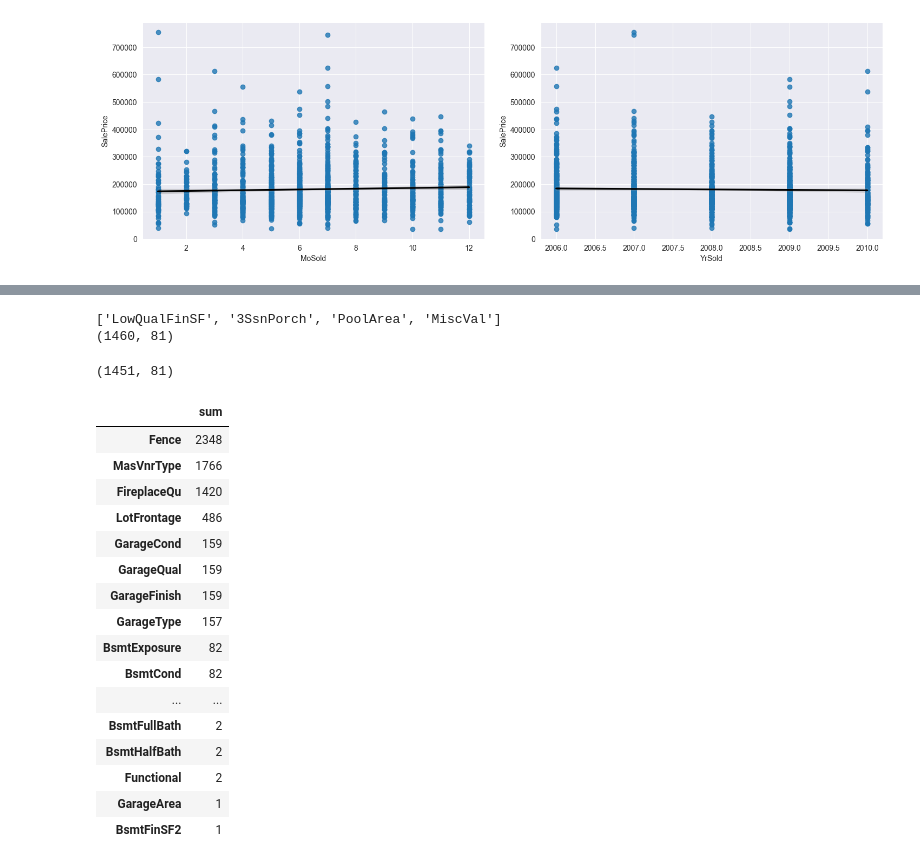
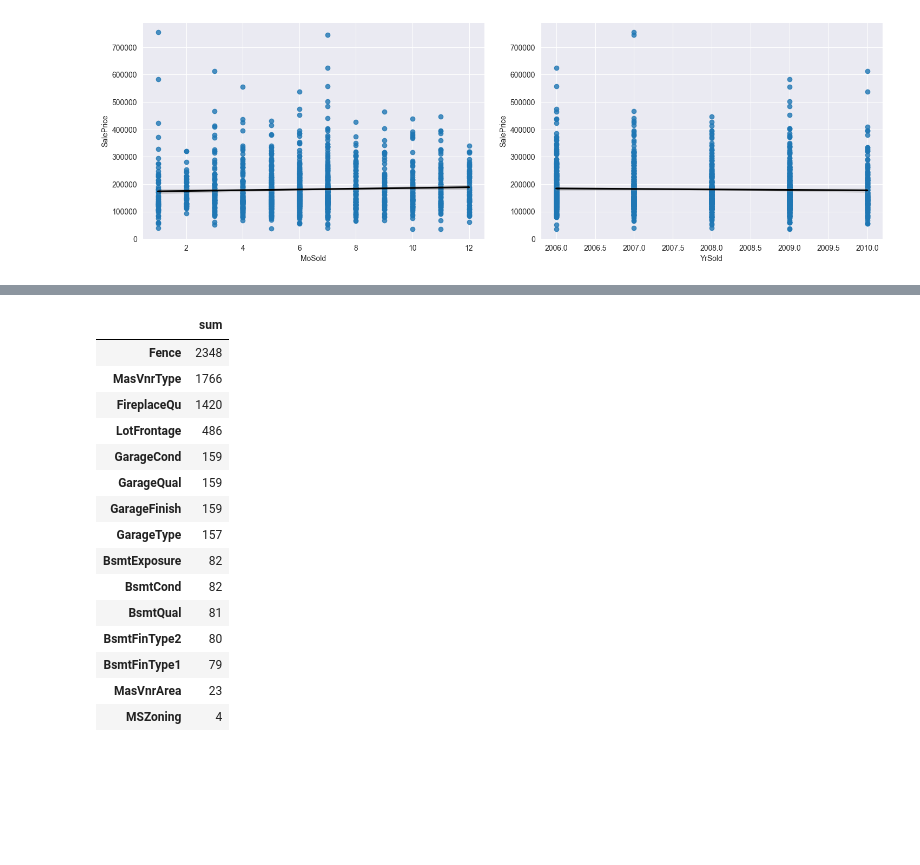
Before and after one commit to t734070824/my-projects, a Jupyter notebook: Housing-Prices-Competition/Housing-Prices-Competition.ipynb, the cells around one changed output, grey strips where cells are left out. Saved outputs shown, nothing was run; the diff lists cells and outputs as text; code cells hidden in the pictures; blank space fills up the shorter version.

```diff
--- a/Housing-Prices-Competition/Housing-Prices-Competition.ipynb
+++ b/Housing-Prices-Competition/Housing-Prices-Competition.ipynb
@@ -167,0 +60,20 @@ print(train_data.shape)
+# %%
+numeric_ = X.select_dtypes(exclude=['object']).drop(['MSSubClass'], axis=1).copy()
+print(numeric_)
+print("="*100)
+print(numeric_.shape)
+print("="*100)
+print(numeric_.info())
+print("="*100)
+print(numeric_.head())
+print("="*100)
+print(numeric_.columns)
+print("="*100)
+print(numeric_.index)
+# %%
+disc_num_var = ['OverallQual','OverallCond','BsmtFullBath','BsmtHalfBath','FullBath','HalfBath',
+                'BedroomAbvGr', 'KitchenAbvGr', 'TotRmsAbvGrd', 'Fireplaces', 'GarageCars', 'MoSold', 'YrSold']
+cont_num_var = []
+for i in numeric_.columns:
+    if i not in disc_num_var:
+        cont_num_var.append(i)
@@ -174,4 +185,3 @@ fig.tight_layout(pad=2.0)
 [figure]
 # %%
 correlation[['SalePrice']].sort_values(['SalePrice'], ascending=False).tail(10)
-X.drop(columns=['MoSold','YrSold'], axis=1, inplace=True)
@@ -178,3 +200,5 @@ X.drop(columns=['MoSold','YrSold'], axis=1, inplace=True)
+# %%
+X.drop(['MoSold', 'YrSold'], axis=1, inplace=True)
 # %%
 cat_col = X.select_dtypes(include=['object']).columns
 overfit_cat = []
@@ -212,16 +297,0 @@ memory usage: 1.4+ MB
-# %%
-num_col = X.select_dtypes(exclude=['object']).drop(['MSSubClass'], axis=1).columns
-overfit_num = []
-for i in num_col:
-    counts = X[i].value_counts()
-    zeros = counts.iloc[0]
-    if zeros / len(X) * 100 > 96:
-        overfit_num.append(i)
-overfit_num = list(overfit_num)
-print(overfit_num)
-X = X.drop(overfit_num, axis=1)
-X.shape
-print(train_data.shape)
-# %% [output]
-['LowQualFinSF', '3SsnPorch', 'PoolArea', 'MiscVal']
-(1460, 81)
@@ -234,28 +298,22 @@ train_data = train_data.drop(train_data[train_data['GrLivArea'] > 4000].index)
-# %%
-X.shape
-print(train_data.shape)
-# %% [output]
-(1451, 81)
 # %%
-pd.DataFrame(X.isnull().sum(), columns=['sum']).sort_values(by=['sum'], ascending=False).head(20)
+pd.DataFrame(X.isnull().sum(), columns=['sum']).sort_values(by=['sum'],ascending=False).head(15)
 # %% [output]
 |  | sum |
 | Fence | 2348 |
 | MasVnrType | 1766 |
 | FireplaceQu | 1420 |
 | LotFrontage | 486 |
 | GarageCond | 159 |
 | GarageQual | 159 |
 | GarageFinish | 159 |
 | GarageType | 157 |
 | BsmtExposure | 82 |
 | BsmtCond | 82 |
-| ... | ... |
-| BsmtFullBath | 2 |
-| BsmtHalfBath | 2 |
-| Functional | 2 |
-| GarageArea | 1 |
-| BsmtFinSF2 | 1 |
+| BsmtQual | 81 |
+| BsmtFinType2 | 80 |
+| BsmtFinType1 | 79 |
+| MasVnrArea | 23 |
+| MSZoning | 4 |
 # %%
 cat = ['GarageType','GarageFinish','BsmtFinType2','BsmtExposure','BsmtFinType1',
        'GarageCond','GarageQual','BsmtCond','BsmtQual','FireplaceQu','Fence',"KitchenQual",
```
Also changed, not shown: parts of 82 cells of this notebook, 5 other files.
